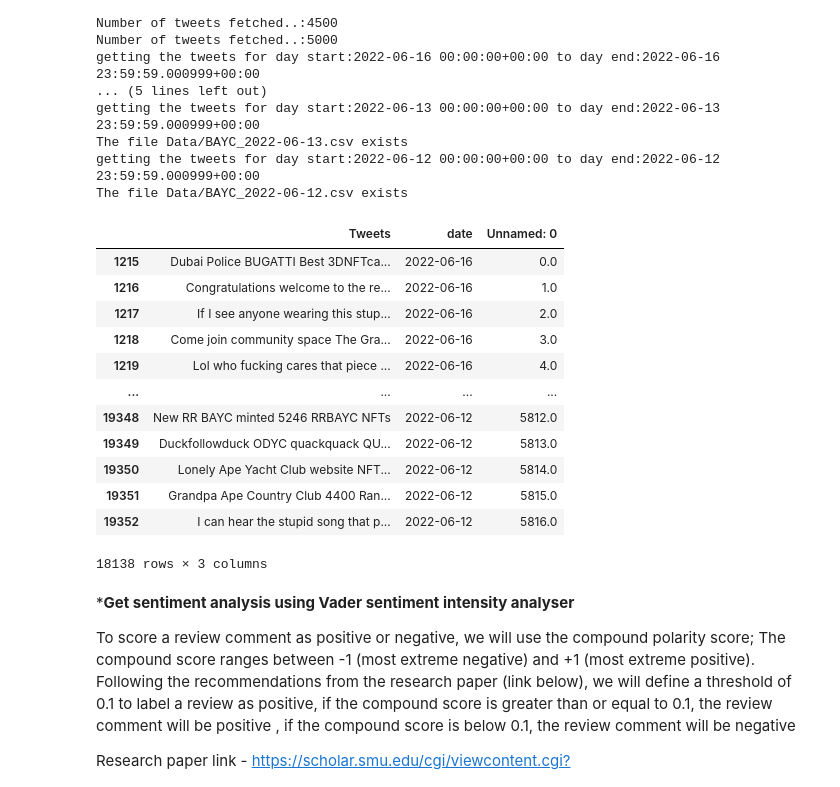
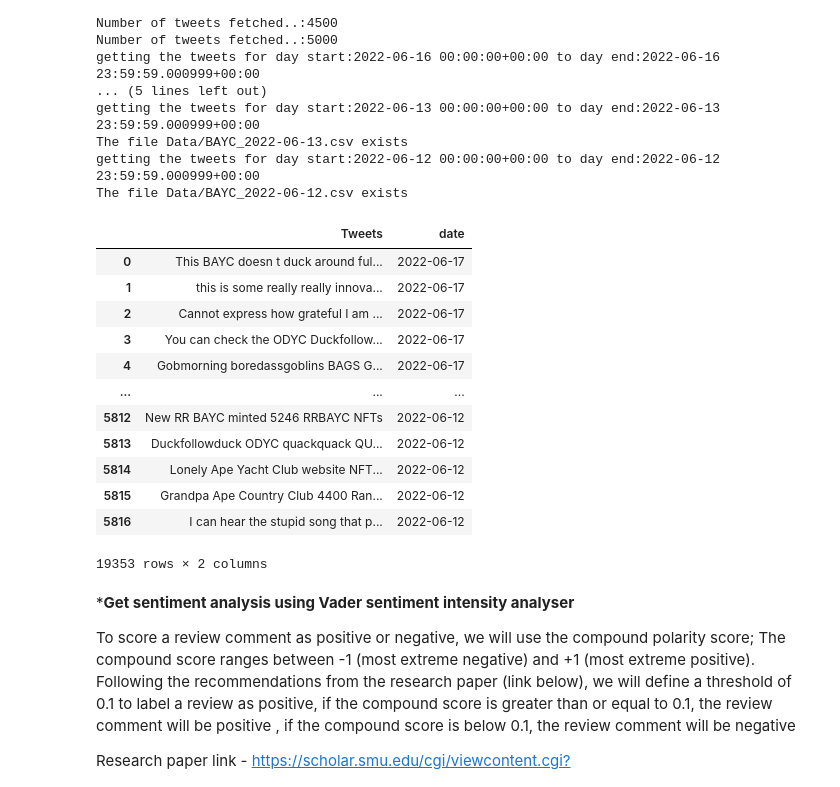
Before and after one commit to sameerlakhe/NFTSentimentAnalysis, a Jupyter notebook: NFTSentimentAnalysis.ipynb, the cells around one changed output. Saved outputs shown, nothing was run; the diff lists cells and outputs as text; code cells hidden in the pictures.

Commit message:
cleanup tweet dataframe

```diff
--- a/NFTSentimentAnalysis.ipynb
+++ b/NFTSentimentAnalysis.ipynb
@@ -373,23 +373,23 @@ getting the tweets for day start:2022-06-12 00:00:00+00:00 to day end:2022-06-12
 The file Data/BAYC_2022-06-12.csv exists
 # %%
 #concat all tweet data from different days and drop null data (if any due to cleaning the data)
-bayc_tweet_df = pd.concat(past_days_tweets, ignore_index=True)
+bayc_tweet_df = pd.concat(past_days_tweets)
+bayc_tweet_df = bayc_tweet_df[["Tweets","date"]]
 bayc_tweet_df = bayc_tweet_df.dropna()
-bayc_tweet_df
 # %% [output]
-|  | Tweets | date | Unnamed: 0 |
-| 1215 | Dubai Police BUGATTI Best 3DNFTca... | 2022-06-16 | 0.0 |
-| 1216 | Congratulations welcome to the re... | 2022-06-16 | 1.0 |
-| 1217 | If I see anyone wearing this stup... | 2022-06-16 | 2.0 |
-| 1218 | Come join community space The Gra... | 2022-06-16 | 3.0 |
-| 1219 | Lol who fucking cares that piece ... | 2022-06-16 | 4.0 |
-| ... | ... | ... | ... |
-| 19348 | New RR BAYC minted 5246 RRBAYC NFTs | 2022-06-12 | 5812.0 |
-| 19349 | Duckfollowduck ODYC quackquack QU... | 2022-06-12 | 5813.0 |
-| 19350 | Lonely Ape Yacht Club website NFT... | 2022-06-12 | 5814.0 |
-| 19351 | Grandpa Ape Country Club 4400 Ran... | 2022-06-12 | 5815.0 |
-| 19352 | I can hear the stupid song that p... | 2022-06-12 | 5816.0 |
+|  | Tweets | date |
+| 0 | This BAYC doesn t duck around ful... | 2022-06-17 |
+| 1 | this is some really really innova... | 2022-06-17 |
+| 2 | Cannot express how grateful I am ... | 2022-06-17 |
+| 3 | You can check the ODYC Duckfollow... | 2022-06-17 |
+| 4 | Gobmorning boredassgoblins BAGS G... | 2022-06-17 |
+| ... | ... | ... |
+| 5812 | New RR BAYC minted 5246 RRBAYC NFTs | 2022-06-12 |
+| 5813 | Duckfollowduck ODYC quackquack QU... | 2022-06-12 |
+| 5814 | Lonely Ape Yacht Club website NFT... | 2022-06-12 |
+| 5815 | Grandpa Ape Country Club 4400 Ran... | 2022-06-12 |
+| 5816 | I can hear the stupid song that p... | 2022-06-12 |
-18138 rows × 3 columns
+19353 rows × 2 columns
 # %% [markdown]
 ***Get sentiment analysis using Vader sentiment intensity analyser**
 
```
Also changed, not shown: parts of 2 cells of this notebook.
